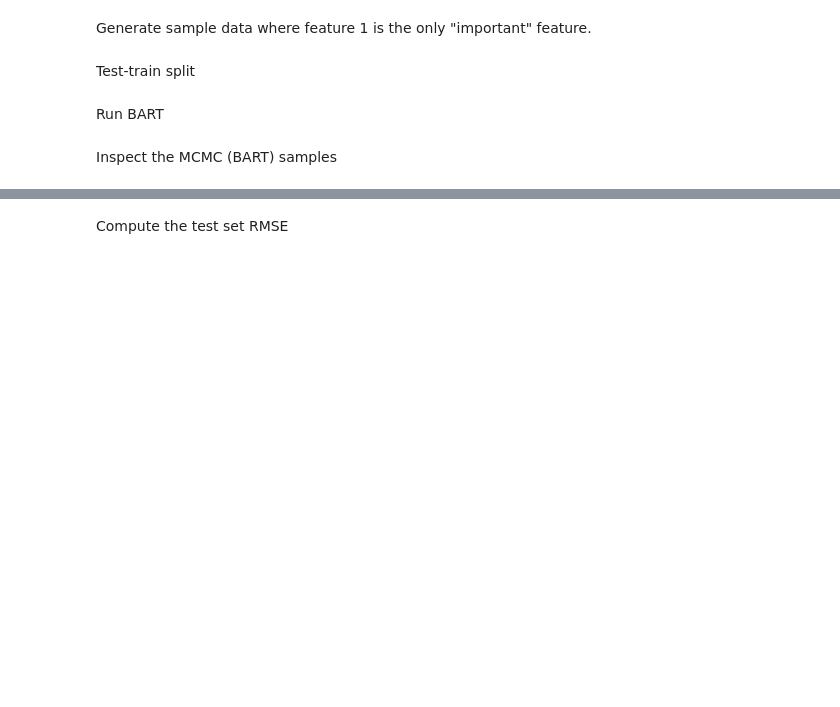
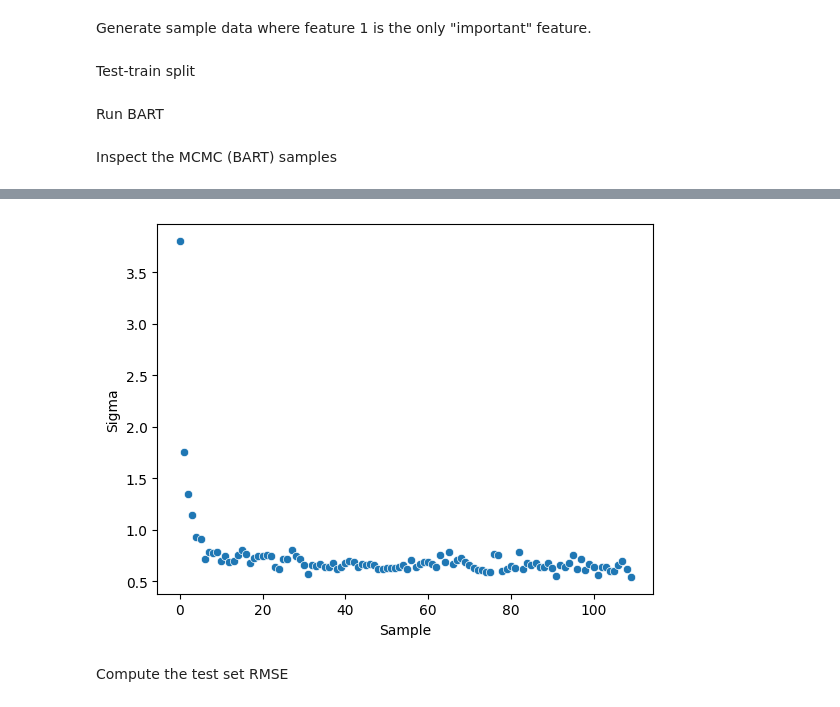
Before and after one commit to StochasticTree/stochtree, a Jupyter notebook: demo/notebooks/tree_inspection.ipynb, the cells around one changed output, grey strips where cells are left out. Drawn from its saved outputs; the diff is of its cells as text; code cells hidden in the pictures; blank space fills up the shorter version.

```diff
--- a/demo/notebooks/tree_inspection.ipynb
+++ b/demo/notebooks/tree_inspection.ipynb
@@ -72,7 +75,9 @@ plt.show()
 # %%
-sigma_df_mcmc = pd.DataFrame(np.concatenate((np.expand_dims(np.arange(bart_model.num_samples - bart_model.num_gfr),axis=1), np.expand_dims(bart_model.global_var_samples,axis=1)), axis = 1), columns=["Sample", "Sigma"])
+sigma_df_mcmc = pd.DataFrame(np.concatenate((np.expand_dims(np.arange(bart_model.num_samples),axis=1), np.expand_dims(bart_model.global_var_samples,axis=1)), axis = 1), columns=["Sample", "Sigma"])
 sns.scatterplot(data=sigma_df_mcmc, x="Sample", y="Sigma")
 plt.show()
+# %% [output]
+[figure, added]
 # %% [markdown]
 Compute the test set RMSE
 # %%
```
Also changed, not shown: parts of 18 cells of this notebook, 5 other files.
